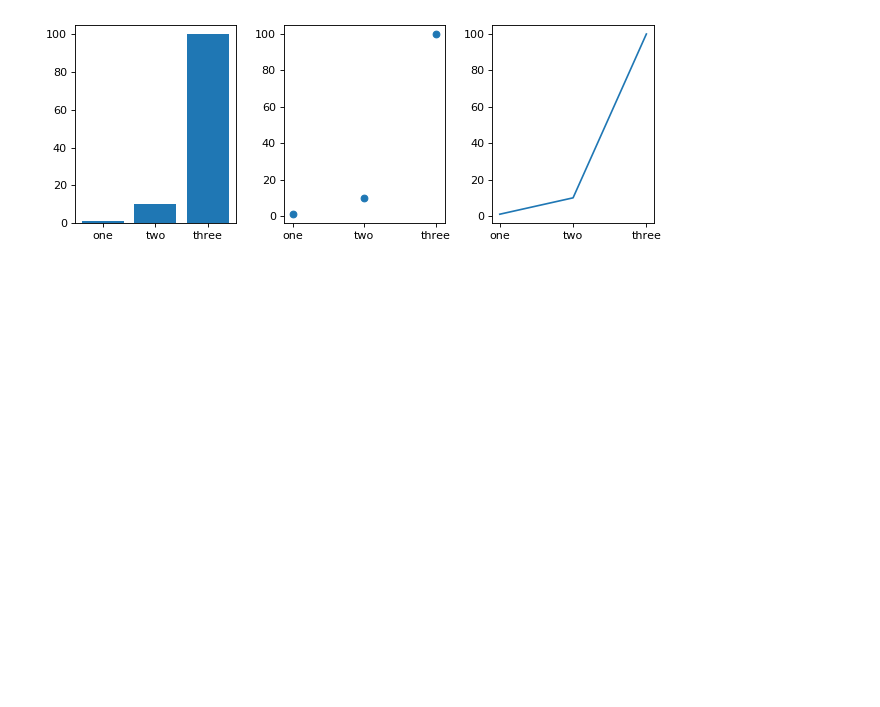
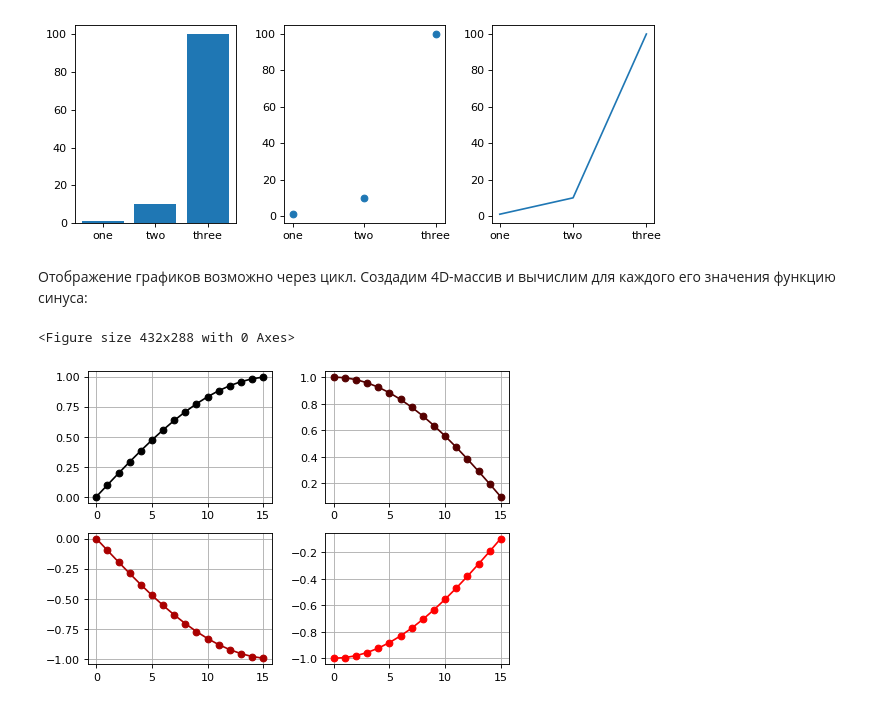
Before and after one commit to mkvachev/py-tutorial, a Jupyter notebook: matplotlib/plot_basic.ipynb, the cells around one changed output. Cells and saved outputs as stored; diff of their text form; code cells hidden in the pictures; blank space fills up the shorter version.

Commit message:
Change basic plot tutorial

```diff
--- a/matplotlib/plot_basic.ipynb
+++ b/matplotlib/plot_basic.ipynb
@@ -324,3 +324,19 @@ plt.plot(names, values)
 plt.tight_layout()
 # %% [output]
 [figure]
+# %% [markdown]
+Отображение графиков возможно через цикл. Создадим 4D-массив и вычислим для каждого его значения функцию синуса:
+# %%
+arr4x4 = np.arange(64).reshape(4,16)
+sin4x4 = np.sin(2*np.pi*arr4x4/64)
+
+plt.figure('Lines')
+plt.figure(figsize=(6,8), dpi=80)
+for i in range(4):
+    plt.subplot(4, 2, i+1)
+    plt.plot(sin4x4[i], '-o', color=[i/3, 0, 0])
+    plt.grid()
+plt.tight_layout()
+# %% [output]
+<Figure size 432x288 with 0 Axes>
+[figure, added]
```
Also changed, not shown: parts of 9 cells of this notebook.
